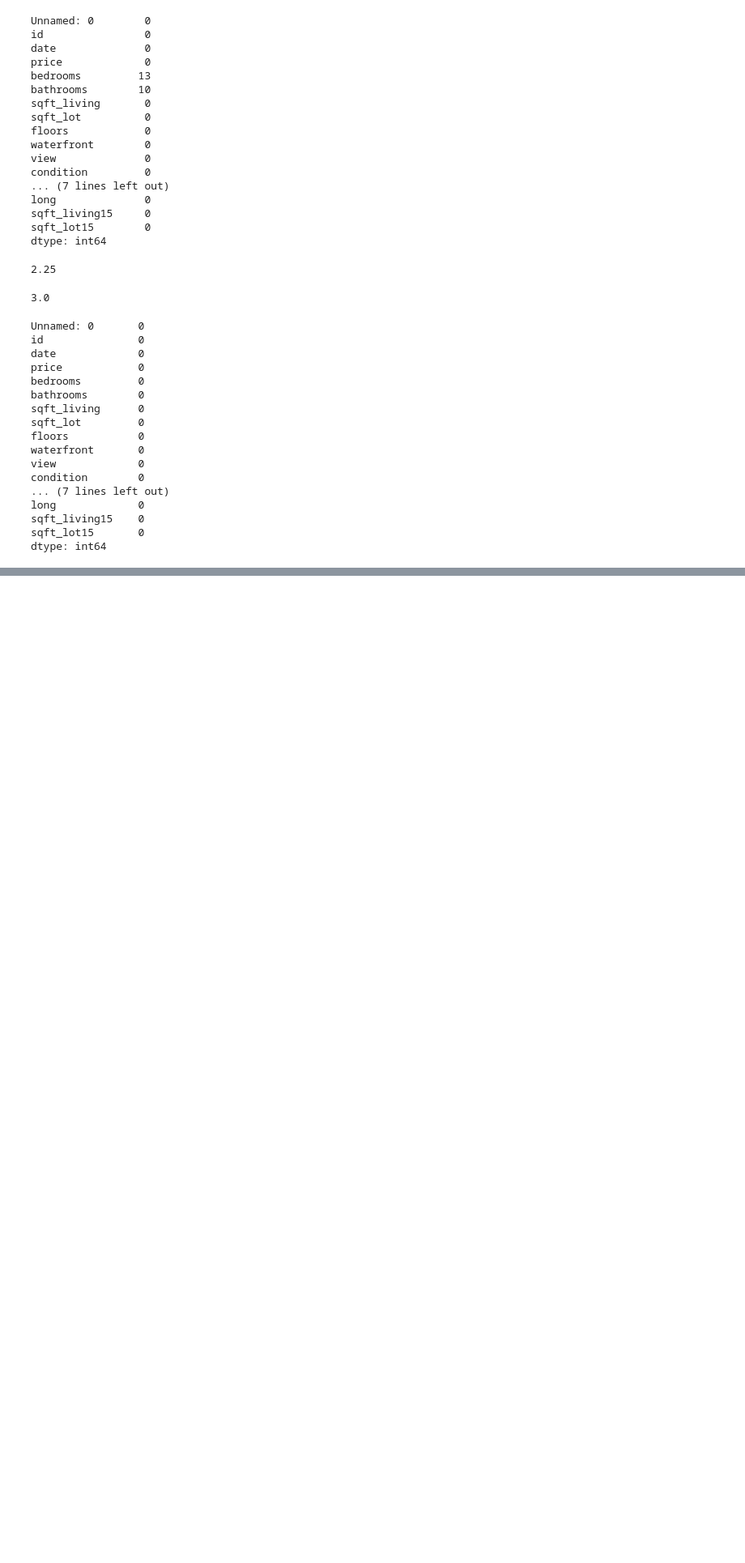
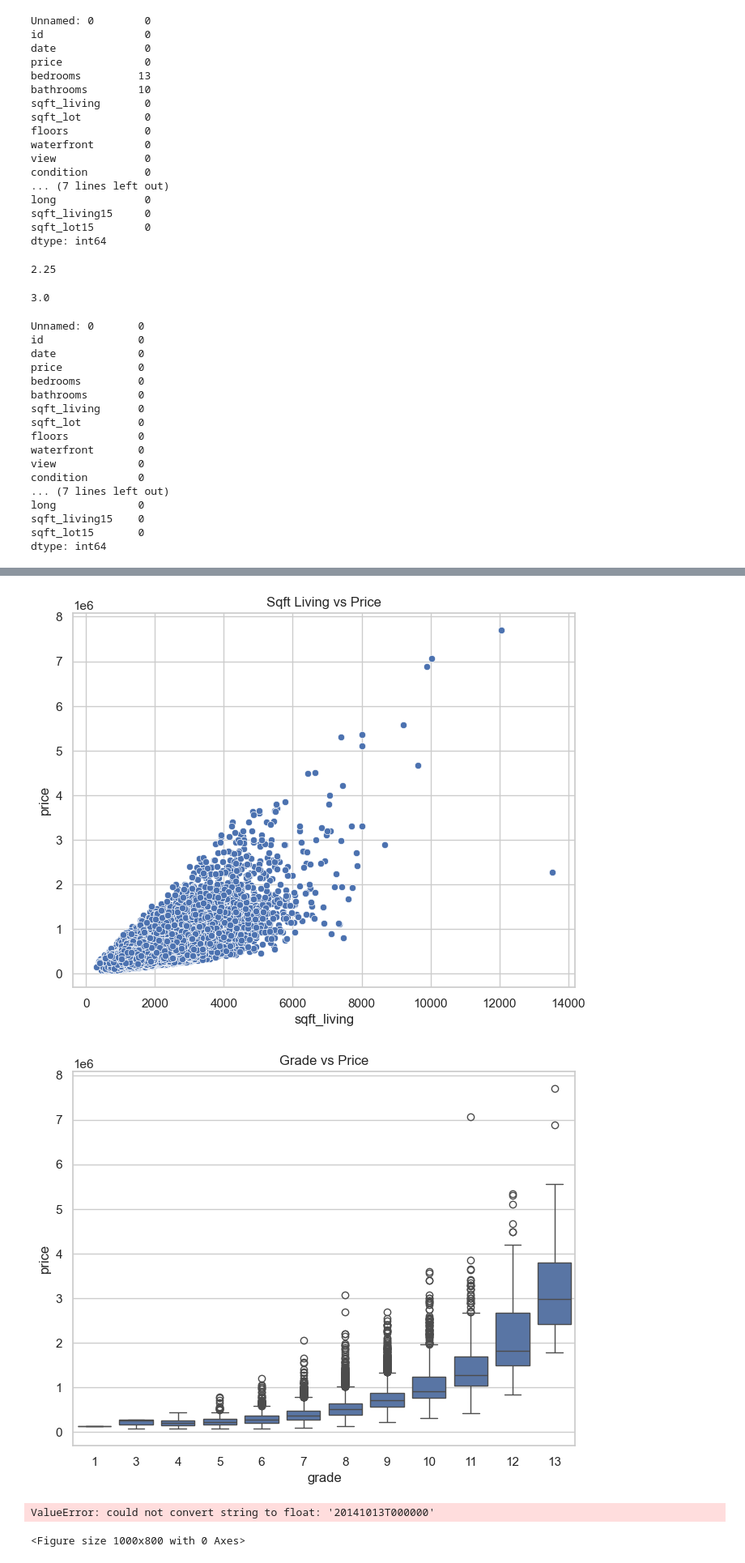
Before and after one commit to Nitishvox/house-price-analysis-usa, a Jupyter notebook: Notebook1.ipynb, the cells around one changed output, grey strips where cells are left out. Shown at 81% size. Cells and saved outputs as stored; diff of their text form; code cells hidden in the pictures; blank space fills up the shorter version.

```diff
--- a/Notebook1.ipynb
+++ b/Notebook1.ipynb
@@ -104,0 +323,33 @@ TypeError: 'Series' object is not callable
+# %%
+#Visualizing Relationships
+
+
+import seaborn as sns
+import matplotlib.pyplot as plt
+
+# Set plot style
+sns.set(style="whitegrid")
+
+# Scatter plot: sqft_living vs price
+plt.figure(figsize=(8, 6))
+sns.scatterplot(x='sqft_living', y='price', data=df)
+plt.title('Sqft Living vs Price')
+plt.show()
+
+# Boxplot: grade vs price
+plt.figure(figsize=(8, 6))
+sns.boxplot(x='grade', y='price', data=df)
+plt.title('Grade vs Price')
+plt.show()
+
+# Heatmap of correlations
+plt.figure(figsize=(10, 8))
+corr = df.corr()
+sns.heatmap(corr[['price']].sort_values(by='price', ascending=False), annot=True, cmap='coolwarm')
+plt.title('Feature Correlation with Price')
+plt.show()
+# %% [output]
+[figure, added]
+[figure, added]
+ValueError: could not convert string to float: '20141013T000000'
+<Figure size 1000x800 with 0 Axes>
```
Also changed, not shown: parts of 14 cells of this notebook.
